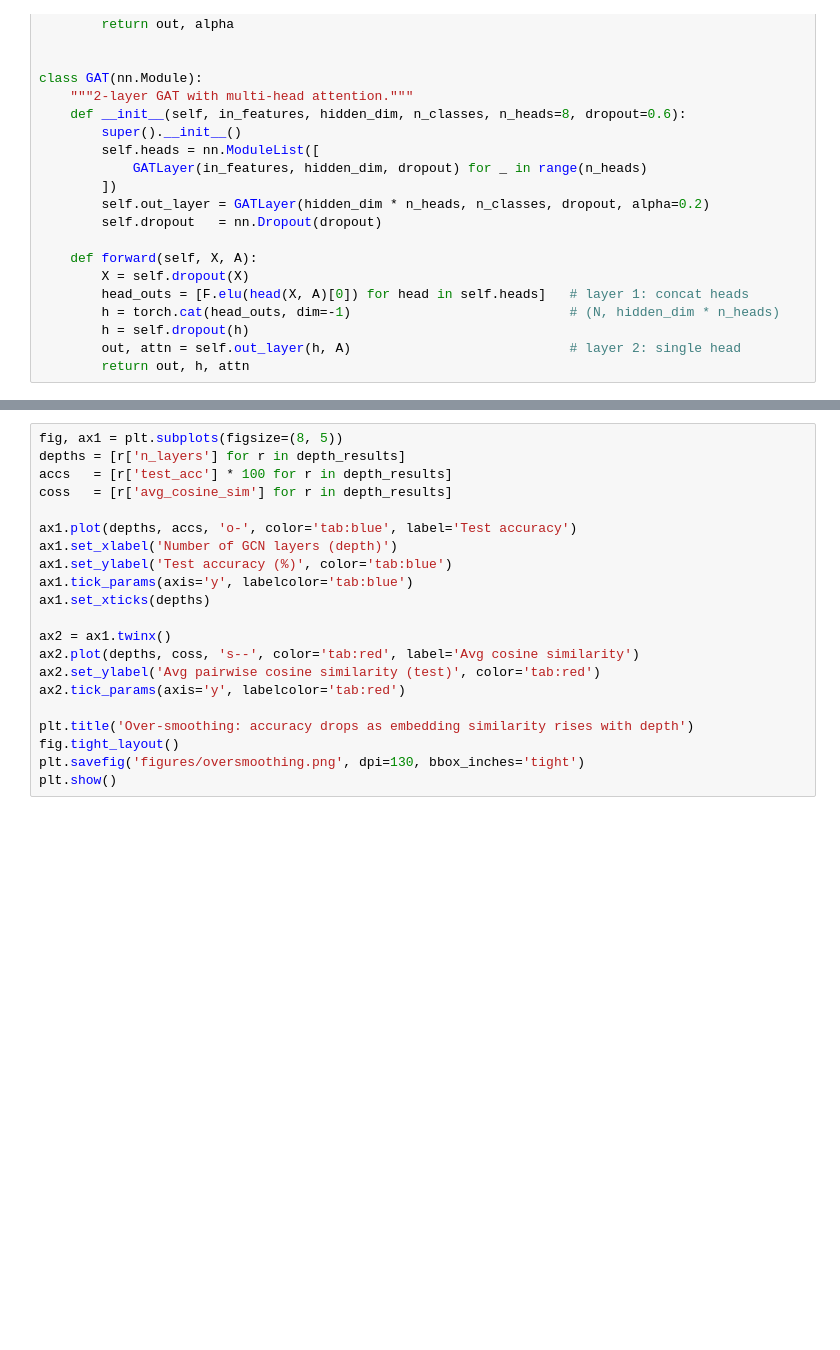
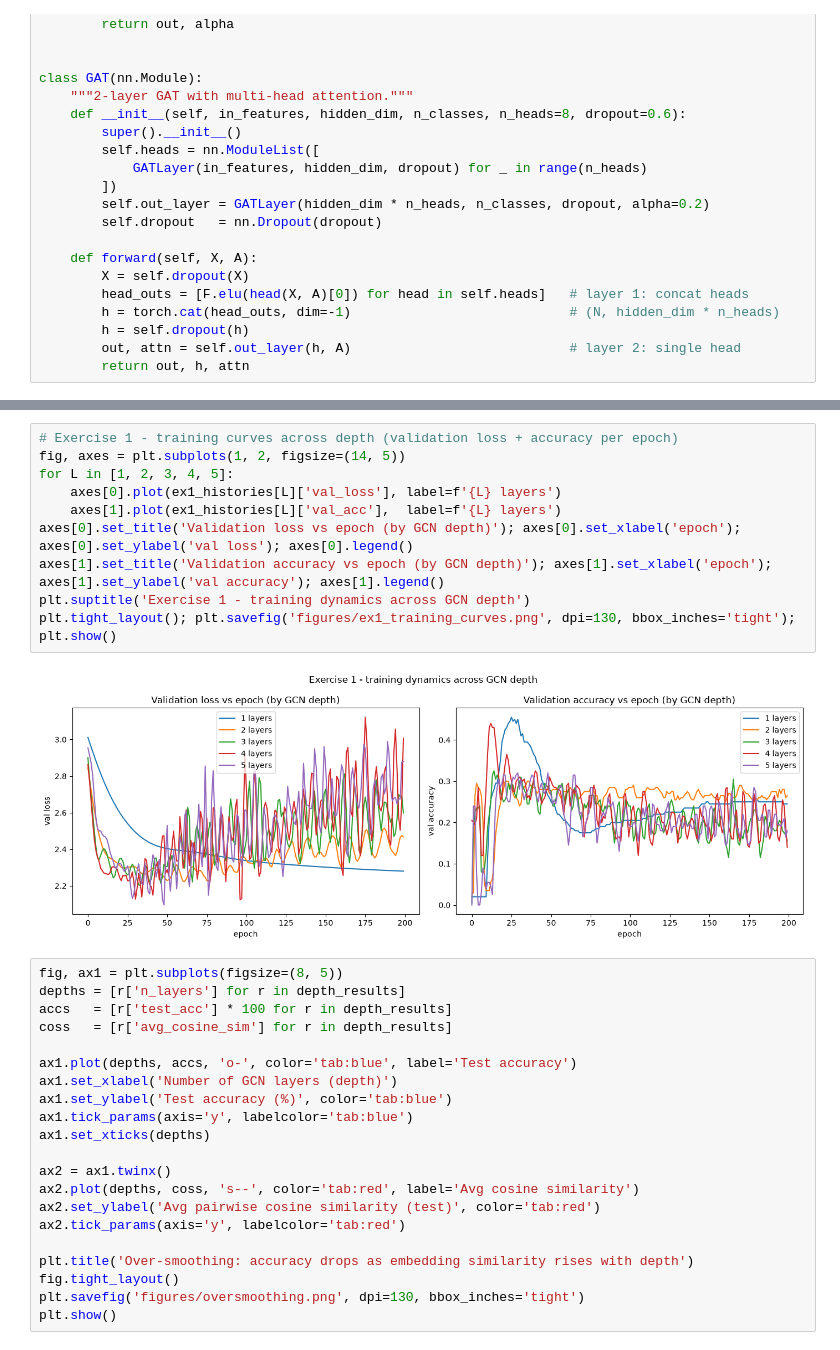
Before and after one commit to dniamsaard4codework/A5-Graph-Neural-Network, a Jupyter notebook: A5-Graph-Neural-Networks.ipynb, the cells around one changed output, grey strips where cells are left out. Saved outputs shown, nothing was run; the diff lists cells and outputs as text; blank space fills up the shorter version.

Commit message:
A5: Graph Neural Networks — st126235

```diff
--- a/A5-Graph-Neural-Networks.ipynb
+++ b/A5-Graph-Neural-Networks.ipynb
@@ -398,6 +424,18 @@ Exercise 1a - GCN depth vs accuracy / over-smoothing:
         3         21.2%                 0.6142
         4         19.6%                 0.6482
         5         19.8%                 0.6769
+# %%
+# Exercise 1 - training curves across depth (validation loss + accuracy per epoch)
+fig, axes = plt.subplots(1, 2, figsize=(14, 5))
+for L in [1, 2, 3, 4, 5]:
+    axes[0].plot(ex1_histories[L]['val_loss'], label=f'{L} layers')
+    axes[1].plot(ex1_histories[L]['val_acc'],  label=f'{L} layers')
+axes[0].set_title('Validation loss vs epoch (by GCN depth)'); axes[0].set_xlabel('epoch'); axes[0].set_ylabel('val loss'); axes[0].legend()
+axes[1].set_title('Validation accuracy vs epoch (by GCN depth)'); axes[1].set_xlabel('epoch'); axes[1].set_ylabel('val accuracy'); axes[1].legend()
+plt.suptitle('Exercise 1 - training dynamics across GCN depth')
+plt.tight_layout(); plt.savefig('figures/ex1_training_curves.png', dpi=130, bbox_inches='tight'); plt.show()
+# %% [output]
+[figure, added]
 # %%
 fig, ax1 = plt.subplots(figsize=(8, 5))
 depths = [r['n_layers'] for r in depth_results]
```
Also changed, not shown: parts of 24 cells of this notebook, 7 other files.
